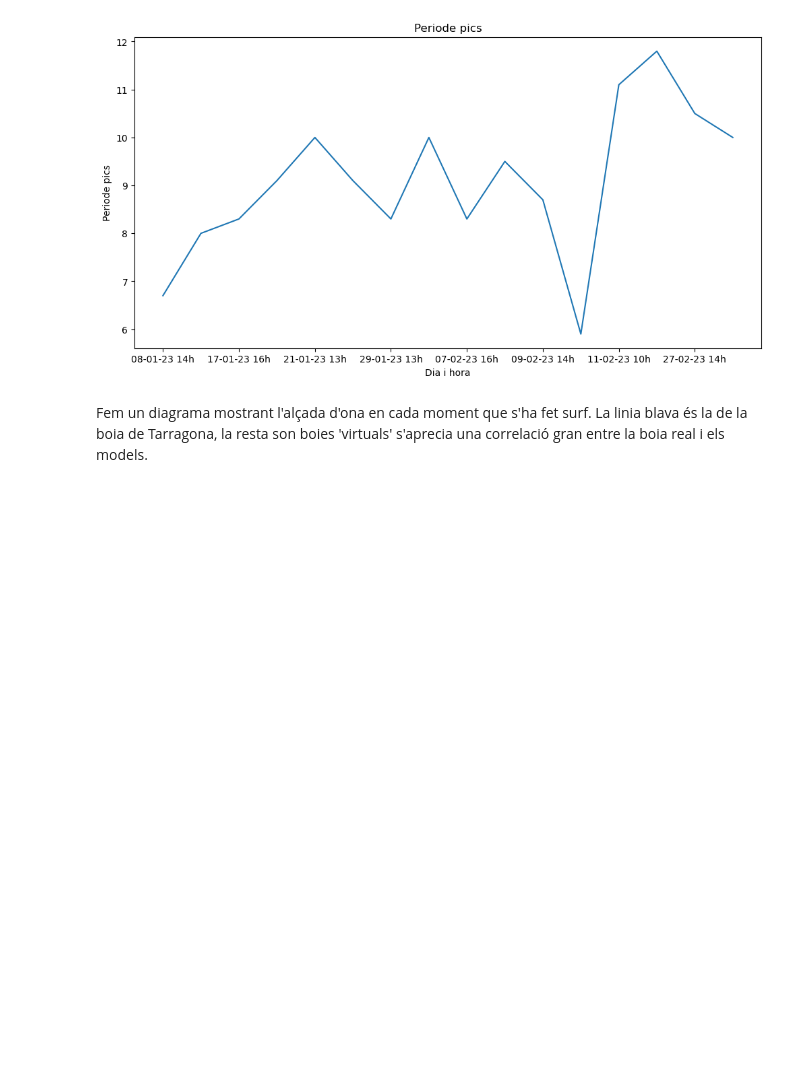
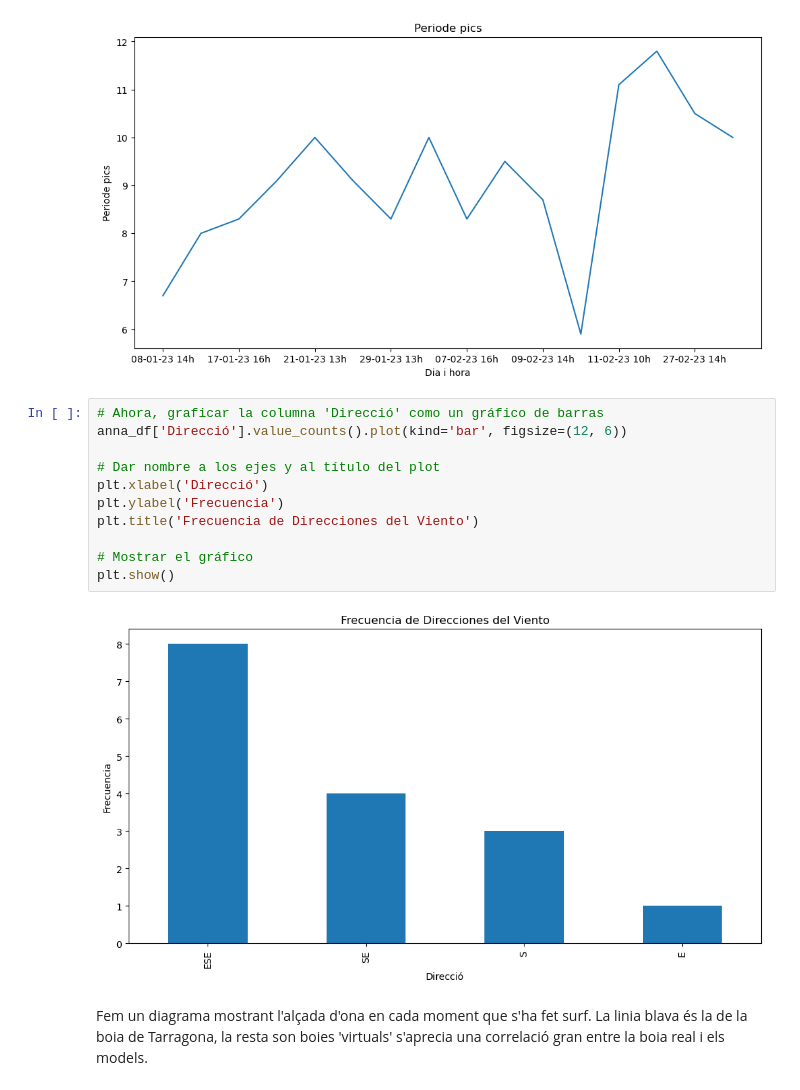
Before and after one commit to Mynt/SurfLaMar, a Jupyter notebook: LaMar.ipynb, the cells around one changed output. Cells and saved outputs as stored; diff of their text form; blank space fills up the shorter version.

Commit message:
Afegida direcció

```diff
--- a/LaMar.ipynb
+++ b/LaMar.ipynb
@@ -160,6 +161,19 @@ plt.title('Periode pics')
 plt.show()
 # %% [output]
 [figure]
+# %%
+# Ahora, graficar la columna 'Direcció' como un gráfico de barras
+anna_df['Direcció'].value_counts().plot(kind='bar', figsize=(12, 6))
+
+# Dar nombre a los ejes y al título del plot
+plt.xlabel('Direcció')
+plt.ylabel('Frecuencia')
+plt.title('Frecuencia de Direcciones del Viento')
+
+# Mostrar el gráfico
+plt.show()
+# %% [output]
+[figure, added]
 # %% [markdown]
 Fem un diagrama mostrant l'alçada d'ona en cada moment que s'ha fet surf. La linia blava és la de la boia de Tarragona, la resta son boies 'virtuals' s'aprecia una correlació gran entre la boia real i els models.
 # %%
```
Also changed, not shown: parts of 1 cell of this notebook.
